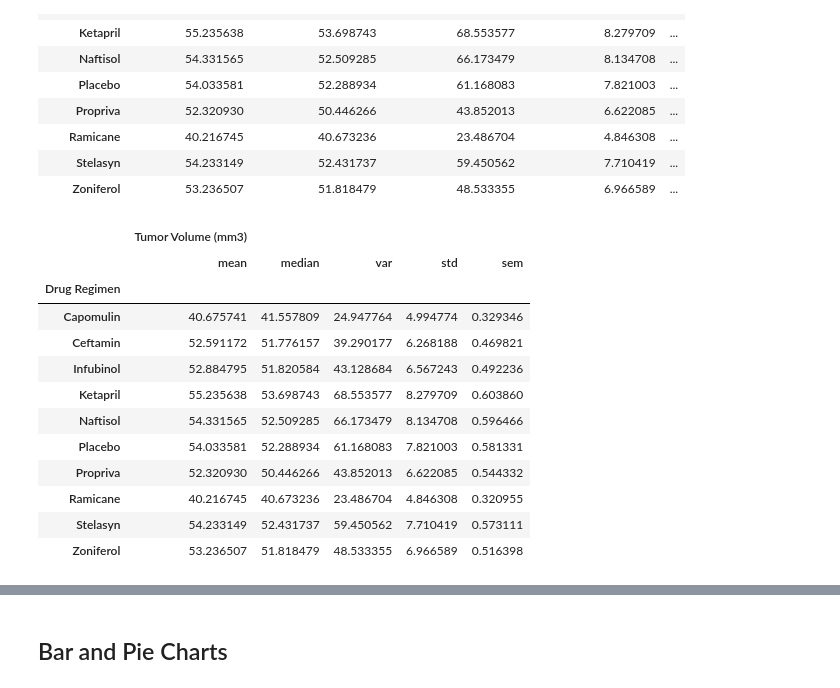
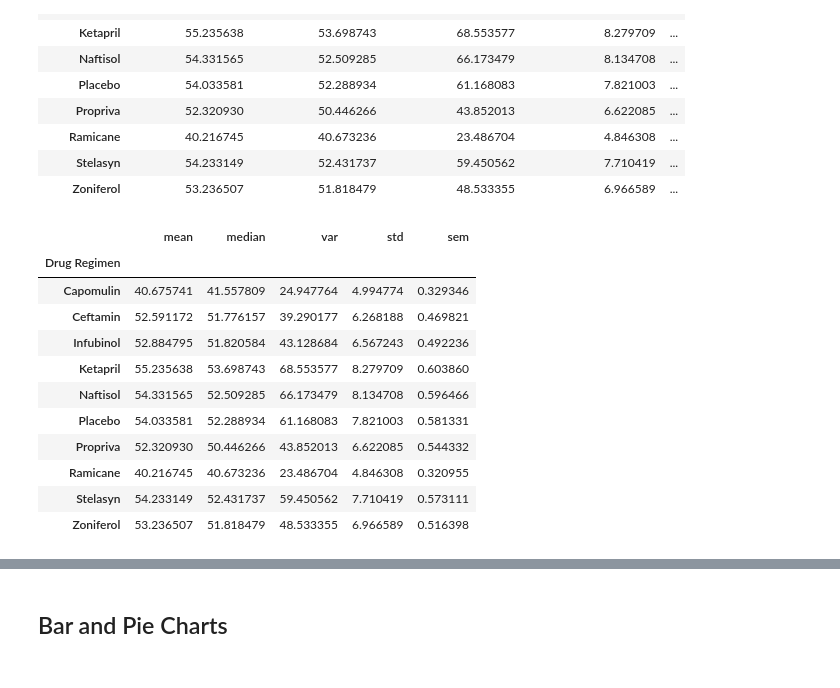
Before and after one commit to reikanger/pymaceuticals, a Jupyter notebook: Pymaceuticals/pymaceuticals.ipynb, the cells around one changed output, grey strips where cells are left out. Cells and saved outputs as stored; diff of their text form; code cells hidden in the pictures.

```diff
--- a/Pymaceuticals/pymaceuticals.ipynb
+++ b/Pymaceuticals/pymaceuticals.ipynb
@@ -118,10 +118,10 @@ summary_table
 # %%
 # A more advanced method to generate a summary statistics table of mean, median, variance, standard deviation,
 # and SEM of the tumor volume for each regimen (only one method is required in the solution)
 
 # Using the aggregation method, produce the same summary statistics in a single line
+drug_group['Tumor Volume (mm3)'].agg(['mean', 'median', 'var', 'std', 'sem'])
 # %% [output]
-|  | Tumor Volume (mm3) |  |  |  |  |
 |  | mean | median | var | std | sem |
 | Drug Regimen |  |  |  |  |  |
 | Capomulin | 40.675741 | 41.557809 | 24.947764 | 4.994774 | 0.329346 |
```
Also changed, not shown: parts of 2 cells of this notebook.
